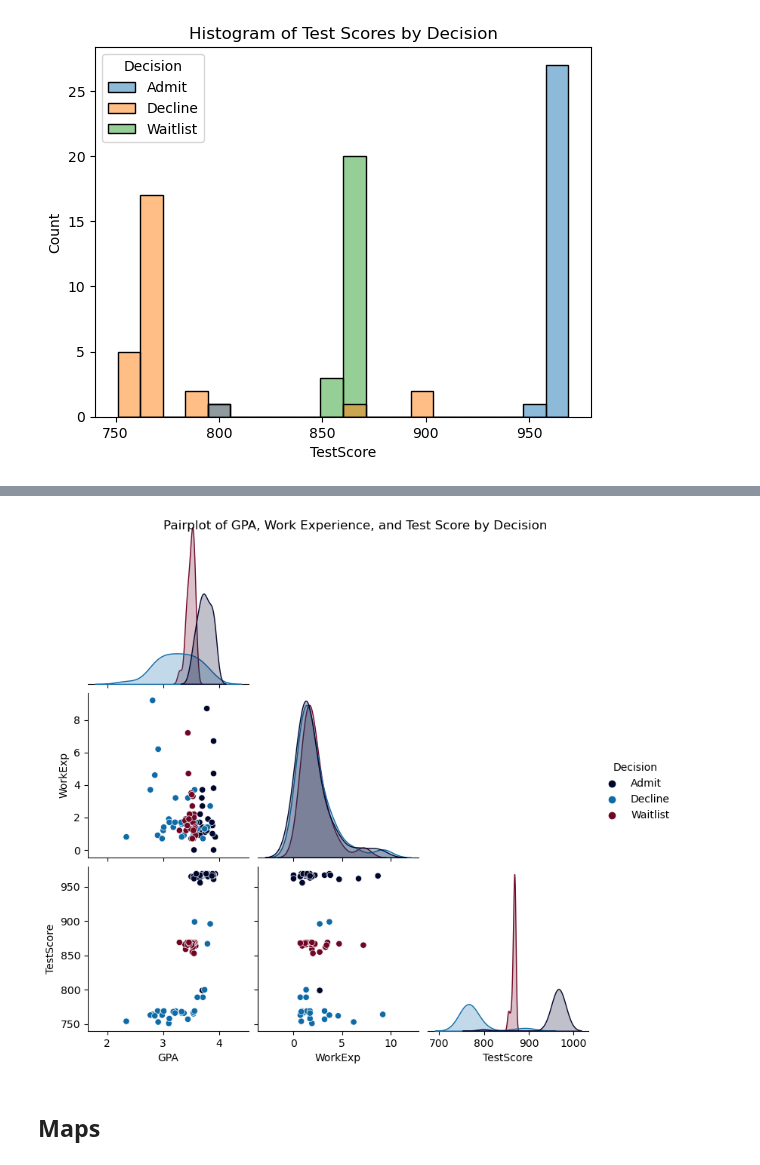
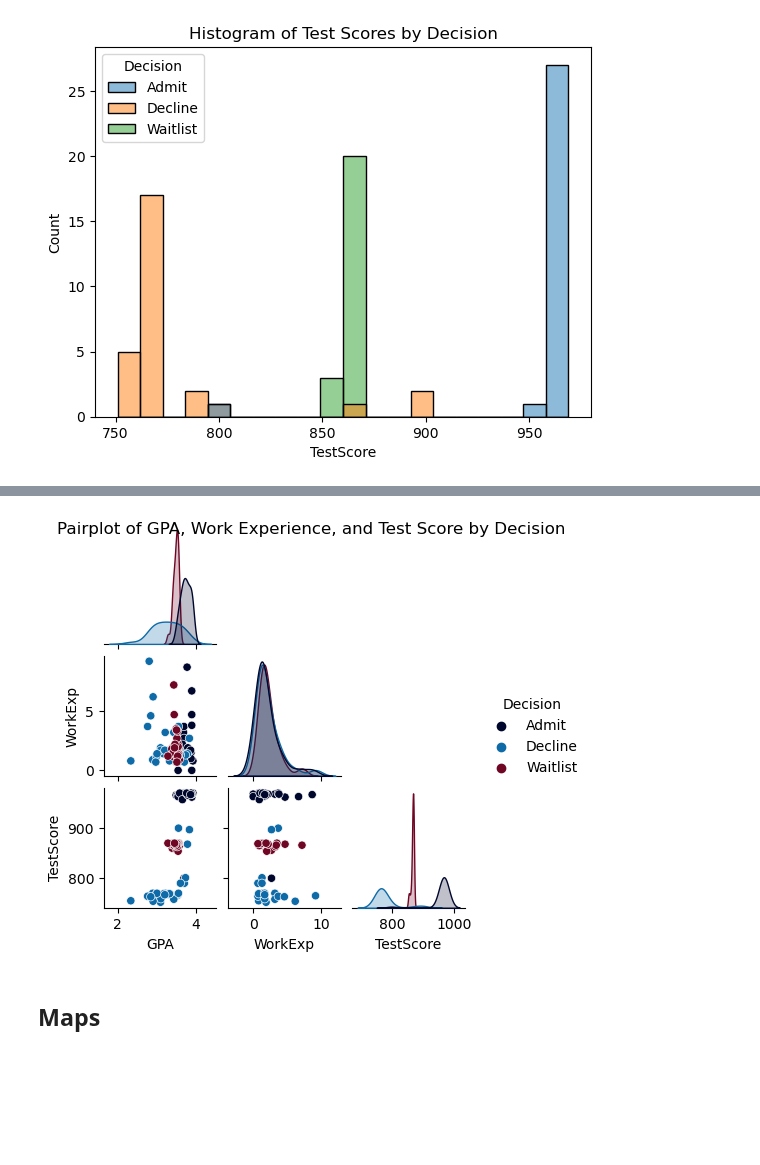
Before and after one commit to ad1589/dsan-5900.github.io, a Jupyter notebook: code/eda.ipynb, the cells around one changed output, grey strips where cells are left out. Saved outputs shown, nothing was run; the diff lists cells and outputs as text; code cells hidden in the pictures; blank space fills up the shorter version.

Commit message:
made pairplot smaller

```diff
--- a/code/eda.ipynb
+++ b/code/eda.ipynb
@@ -190,11 +190,11 @@ custom_palette = ['#00072D', '#0A2472', '#0E6BA8', '#A6E1FA', '#99ABC5', '#8B748
 # %%
 scatter_cols = df[['State', 'Decision', 'GPA', 'WorkExp', 'TestScore']]
 tri_color = [custom_palette[0], custom_palette[2], custom_palette[6]]
-g = sns.pairplot(scatter_cols, hue='Decision', palette=tri_color, corner=True)
+g = sns.pairplot(scatter_cols, hue='Decision', palette=tri_color, corner=True, height=1.5)
 g.fig.suptitle('Pairplot of GPA, Work Experience, and Test Score by Decision')
 plt.savefig("../website/images/decision_pairplot.png")
 # %% [output]
-[figure, old version]
+[figure, new version]
 # %% [markdown]
 ## Maps
 # %%
```
Also changed, not shown: parts of 3 cells of this notebook, 3 other files.
